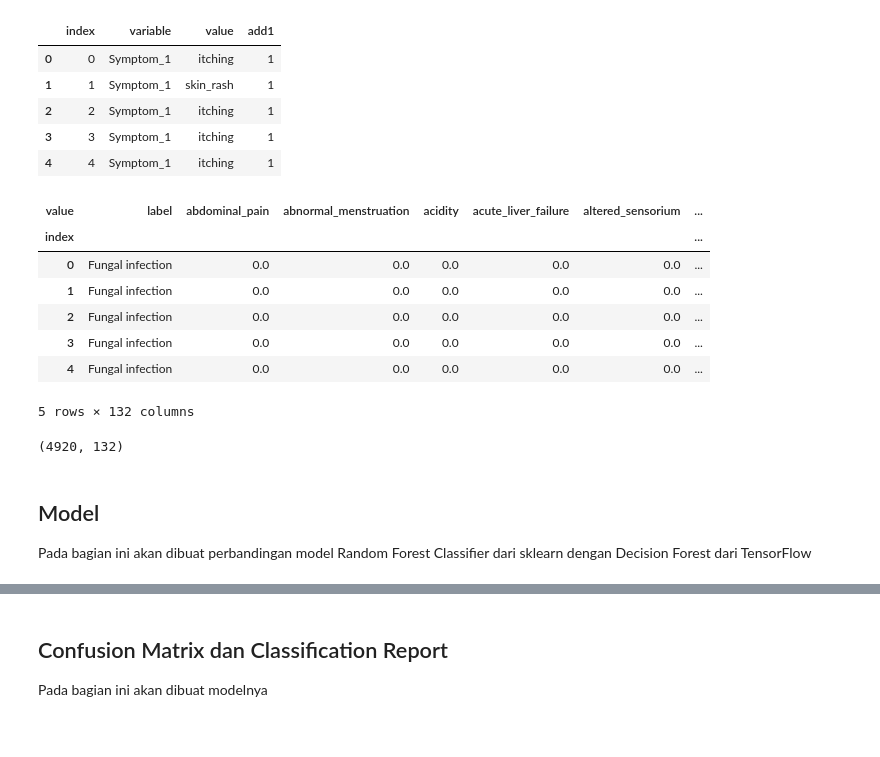
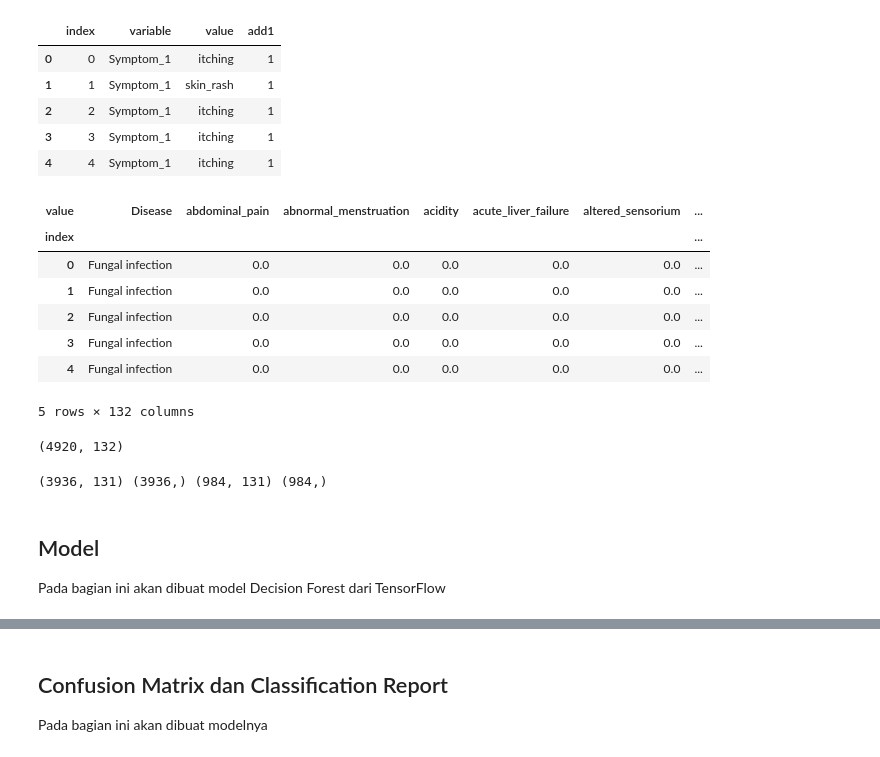
Before and after one commit to meidianarahmawati/mlt2hc7, a Jupyter notebook: Final Project.ipynb, the cells around one changed output, grey strips where cells are left out. Saved outputs shown, nothing was run; the diff lists cells and outputs as text; code cells hidden in the pictures.

```diff
--- a/Final Project.ipynb
+++ b/Final Project.ipynb
@@ -64,13 +65,13 @@ tmp.head()
 # %%
 diseases = pd.pivot_table(tmp,
                           values = 'add1',
                           index = 'index',
                           columns = 'value')
-diseases.insert(0,'label',df['Disease'])
+diseases.insert(0,'Disease',df['Disease'])
 diseases = diseases.fillna(0)
 diseases.head()
 # %% [output]
-| value | label | abdominal_pain | abnormal_menstruation | acidity | acute_liver_failure | altered_sensorium | ... |
+| value | Disease | abdominal_pain | abnormal_menstruation | acidity | acute_liver_failure | altered_sensorium | ... |
 | index |  |  |  |  |  |  | ... |
 | 0 | Fungal infection | 0.0 | 0.0 | 0.0 | 0.0 | 0.0 | ... |
 | 1 | Fungal infection | 0.0 | 0.0 | 0.0 | 0.0 | 0.0 | ... |
@@ -86,7 +87,11 @@ diseases.shape
 ds_train = diseases.sample(frac = 0.8, random_state = 1)
 ds_test = diseases.drop(index = ds_train.index)
 
-x_train, y_train, x_test, y_test =  ds_train.drop('label', axis = 1),\
-                                    ds_train['label'],\
-                                    ds_test.drop('label', axis = 1),\
-                                    ds_test['label']
+x_train, y_train, x_test, y_test =  ds_train.drop('Disease', axis = 1),\
+                                    ds_train['Disease'],\
+                                    ds_test.drop('Disease', axis = 1),\
+                                    ds_test['Disease']
+
+print(x_train.shape, y_train.shape, x_test.shape, y_test.shape)
+# %% [output]
+(3936, 131) (3936,) (984, 131) (984,)
@@ -93,4 +105,4 @@ x_train, y_train, x_test, y_test =  ds_train.drop('label', axis = 1),\
 # %% [markdown]
 ## Model
 
-Pada bagian ini akan dibuat perbandingan model Random Forest Classifier dari sklearn dengan Decision Forest dari TensorFlow
+Pada bagian ini akan dibuat model Decision Forest dari TensorFlow
```
Also changed, not shown: parts of 17 cells of this notebook.
